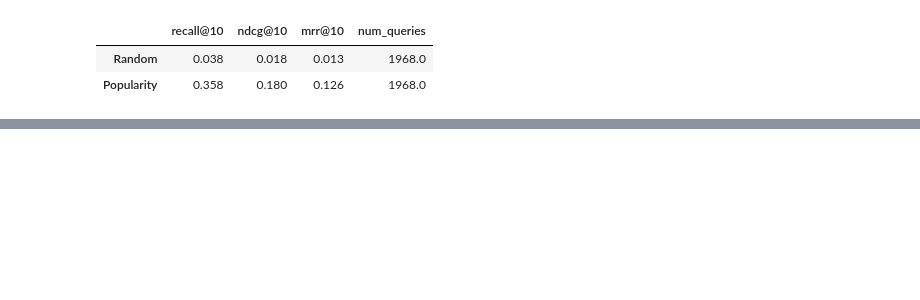
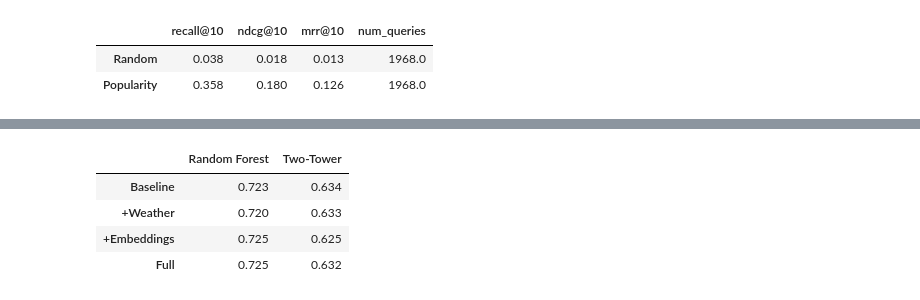
Before and after one commit to Serenity1998/ML-Project, a Jupyter notebook: notebooks/phase4_models/03_ranking_models.ipynb, the cells around one changed output, grey strips where cells are left out. Cells and saved outputs as stored; diff of their text form; code cells hidden in the pictures; blank space fills up the shorter version.

```diff
--- a/notebooks/phase4_models/03_ranking_models.ipynb
+++ b/notebooks/phase4_models/03_ranking_models.ipynb
@@ -76,11 +68,12 @@ Weather: 3,372 city-months
 # %%
 def scorer(model):
     """Turn a fitted model into a score function over (user_id, city) candidate rows."""
-    return lambda candidates: model.score(build_pair_features(candidates, users, cities, months, weather))
+    return lambda candidates: model.score(build_pair_features(candidates, users, cities, months, weather, text))
 
-def evaluate(score_fn, pairs=test_pairs):
-    return harness.evaluate(pairs, all_cities, score_fn, k=PHASE1_EVAL_K)
+def evaluate(score_fn, pairs=test_pairs, per_user=False):
+    return harness.evaluate(pairs, all_cities, score_fn, k=PHASE1_EVAL_K, per_user=per_user)
 
+RECALL = f'recall@{PHASE1_EVAL_K}'
 popularity = PopularityBaseline(businesses, history)
 popularity_scores = {city: popularity.score_city(city) for city in all_cities}
 rng = np.random.default_rng(RANDOM_STATE)
@@ -133,14 +89,0 @@ dtype: float64
-# %%
-# Two-Tower: user tower and city tower, best epoch picked on validation Recall@10
-val_fn = lambda model: evaluate(scorer(model), val_pairs)[f'recall@{PHASE1_EVAL_K}']
-
-tt_base = TwoTowerRanker(
-    USER_FEATURES, CITY_FEATURES, TOWER_HIDDEN_DIM, TOWER_EMBEDDING_DIM, TOWER_LEARNING_RATE, epochs=TOWER_EPOCHS
-).fit(train_df, val_fn)
-tt_weather = TwoTowerRanker(
-    USER_FEATURES, CITY_FEATURES + ['city_temp', 'city_precip'], TOWER_HIDDEN_DIM, TOWER_EMBEDDING_DIM, TOWER_LEARNING_RATE, epochs=TOWER_EPOCHS
-).fit(train_df, val_fn)
-results['Two-Tower'] = evaluate(scorer(tt_base))
-results['Two-Tower + weather'] = evaluate(scorer(tt_weather))
-
-print('Validation Recall@10 per epoch:', [round(v, 3) for v in tt_base.history])
@@ -162,0 +145,13 @@ Test users: 1,968
+# %%
+# Ablation view: Recall@10 by feature config and model
+ablation = pd.DataFrame({
+    model: [results[f'{model} · {name}'][RECALL] for name in configs]
+    for model in ['Random Forest', 'Two-Tower']
+}, index=list(configs)).round(3)
+ablation
+# %% [output]
+|  | Random Forest | Two-Tower |
+| Baseline | 0.723 | 0.634 |
+| +Weather | 0.720 | 0.633 |
+| +Embeddings | 0.725 | 0.625 |
+| Full | 0.725 | 0.632 |
```
Also changed, not shown: parts of 11 cells of this notebook, 8 other files.
